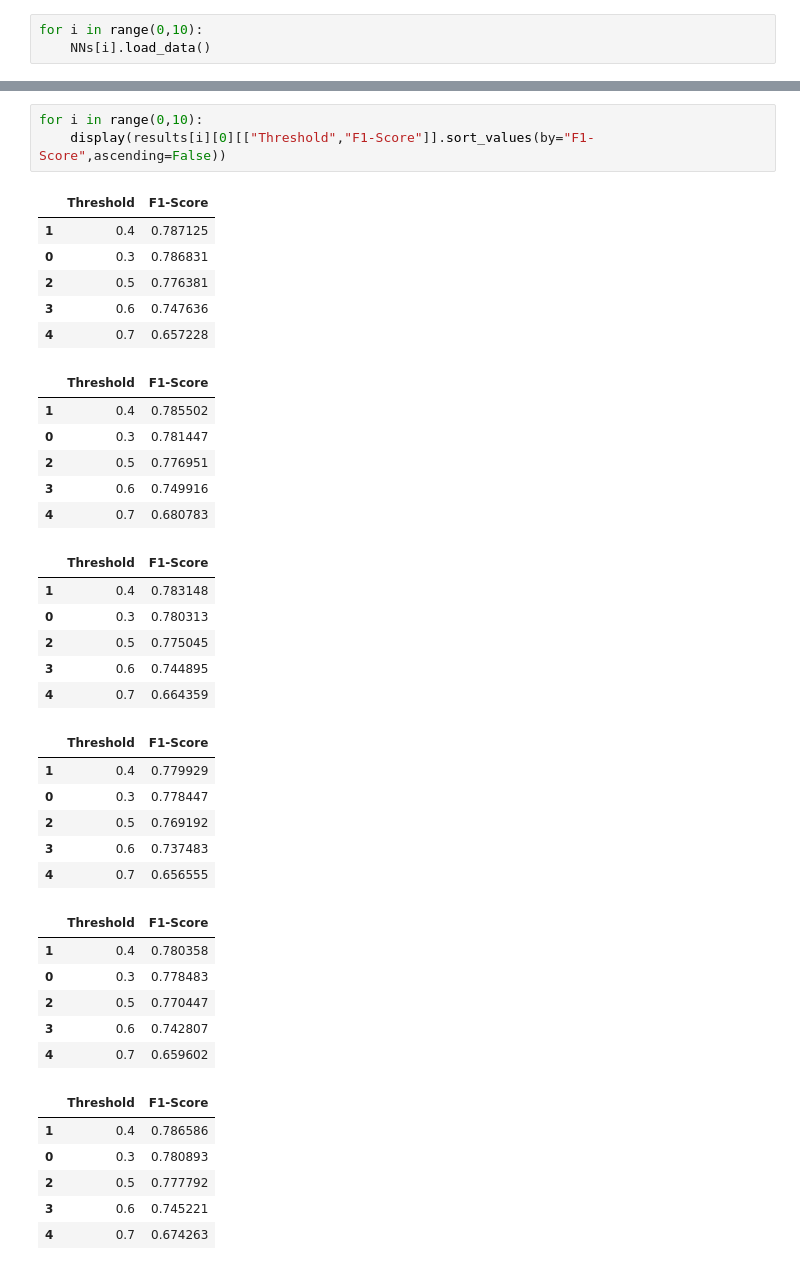
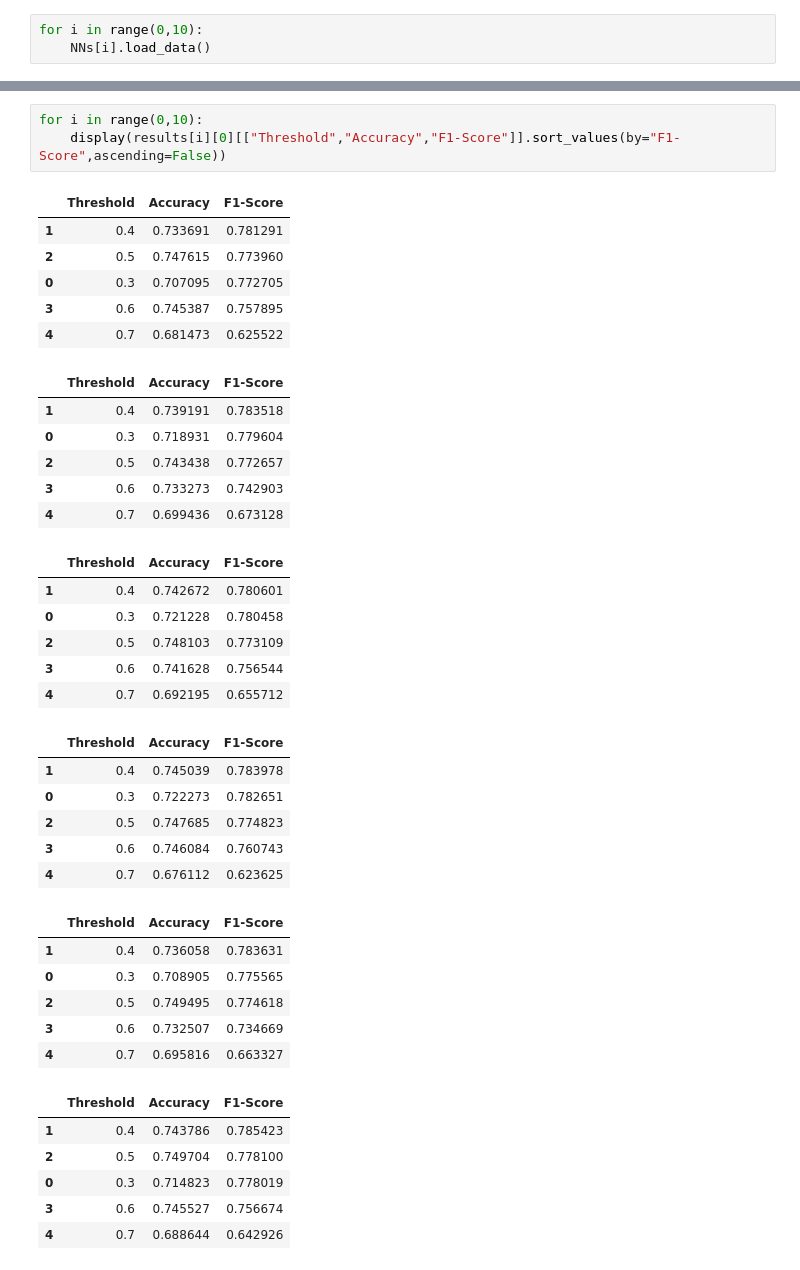
Before and after one commit to ismailnasuhkara/yap470, a Jupyter notebook: nn/main.ipynb, the cells around one changed output, grey strips where cells are left out. Saved outputs shown, nothing was run; the diff lists cells and outputs as text.

```diff
--- a/nn/main.ipynb
+++ b/nn/main.ipynb
@@ -56,41 +56,41 @@ ROC-AUC Score: 0.8243
 ================================================================================
 # %%
 for i in range(0,10):
-    display(results[i][0][["Threshold","F1-Score"]].sort_values(by="F1-Score",ascending=False))
+    display(results[i][0][["Threshold","Accuracy","F1-Score"]].sort_values(by="F1-Score",ascending=False))
 # %% [output]
-|  | Threshold | F1-Score |
-| 1 | 0.4 | 0.787125 |
-| 0 | 0.3 | 0.786831 |
-| 2 | 0.5 | 0.776381 |
-| 3 | 0.6 | 0.747636 |
-| 4 | 0.7 | 0.657228 |
+|  | Threshold | Accuracy | F1-Score |
+| 1 | 0.4 | 0.733691 | 0.781291 |
+| 2 | 0.5 | 0.747615 | 0.773960 |
+| 0 | 0.3 | 0.707095 | 0.772705 |
+| 3 | 0.6 | 0.745387 | 0.757895 |
+| 4 | 0.7 | 0.681473 | 0.625522 |
-|  | Threshold | F1-Score |
-| 1 | 0.4 | 0.785502 |
-| 0 | 0.3 | 0.781447 |
-| 2 | 0.5 | 0.776951 |
-| 3 | 0.6 | 0.749916 |
-| 4 | 0.7 | 0.680783 |
+|  | Threshold | Accuracy | F1-Score |
+| 1 | 0.4 | 0.739191 | 0.783518 |
+| 0 | 0.3 | 0.718931 | 0.779604 |
+| 2 | 0.5 | 0.743438 | 0.772657 |
+| 3 | 0.6 | 0.733273 | 0.742903 |
+| 4 | 0.7 | 0.699436 | 0.673128 |
-|  | Threshold | F1-Score |
-| 1 | 0.4 | 0.783148 |
-| 0 | 0.3 | 0.780313 |
-| 2 | 0.5 | 0.775045 |
-| 3 | 0.6 | 0.744895 |
-| 4 | 0.7 | 0.664359 |
+|  | Threshold | Accuracy | F1-Score |
+| 1 | 0.4 | 0.742672 | 0.780601 |
+| 0 | 0.3 | 0.721228 | 0.780458 |
+| 2 | 0.5 | 0.748103 | 0.773109 |
+| 3 | 0.6 | 0.741628 | 0.756544 |
+| 4 | 0.7 | 0.692195 | 0.655712 |
-|  | Threshold | F1-Score |
-| 1 | 0.4 | 0.779929 |
-| 0 | 0.3 | 0.778447 |
-| 2 | 0.5 | 0.769192 |
-| 3 | 0.6 | 0.737483 |
-| 4 | 0.7 | 0.656555 |
+|  | Threshold | Accuracy | F1-Score |
+| 1 | 0.4 | 0.745039 | 0.783978 |
+| 0 | 0.3 | 0.722273 | 0.782651 |
+| 2 | 0.5 | 0.747685 | 0.774823 |
+| 3 | 0.6 | 0.746084 | 0.760743 |
+| 4 | 0.7 | 0.676112 | 0.623625 |
-|  | Threshold | F1-Score |
-| 1 | 0.4 | 0.780358 |
-| 0 | 0.3 | 0.778483 |
-| 2 | 0.5 | 0.770447 |
-| 3 | 0.6 | 0.742807 |
-| 4 | 0.7 | 0.659602 |
+|  | Threshold | Accuracy | F1-Score |
+| 1 | 0.4 | 0.736058 | 0.783631 |
+| 0 | 0.3 | 0.708905 | 0.775565 |
+| 2 | 0.5 | 0.749495 | 0.774618 |
+| 3 | 0.6 | 0.732507 | 0.734669 |
+| 4 | 0.7 | 0.695816 | 0.663327 |
-|  | Threshold | F1-Score |
-| 1 | 0.4 | 0.786586 |
-| 0 | 0.3 | 0.780893 |
-| 2 | 0.5 | 0.777792 |
-| 3 | 0.6 | 0.745221 |
-| 4 | 0.7 | 0.674263 |
+|  | Threshold | Accuracy | F1-Score |
+| 1 | 0.4 | 0.743786 | 0.785423 |
+| 2 | 0.5 | 0.749704 | 0.778100 |
+| 0 | 0.3 | 0.714823 | 0.778019 |
+| 3 | 0.6 | 0.745527 | 0.756674 |
+| 4 | 0.7 | 0.688644 | 0.642926 |
```
Also changed, not shown: parts of 4 cells of this notebook, 2 other files.
